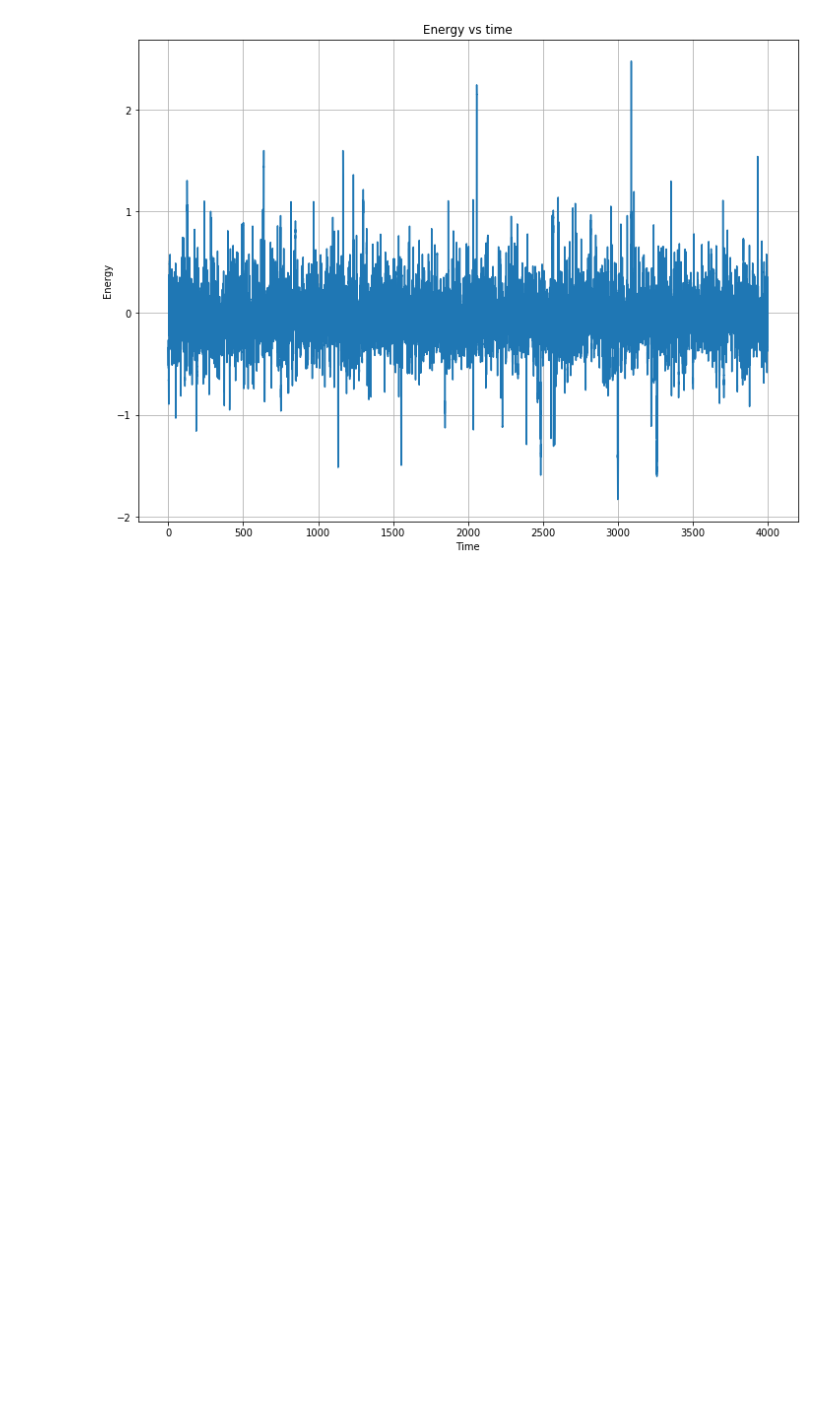
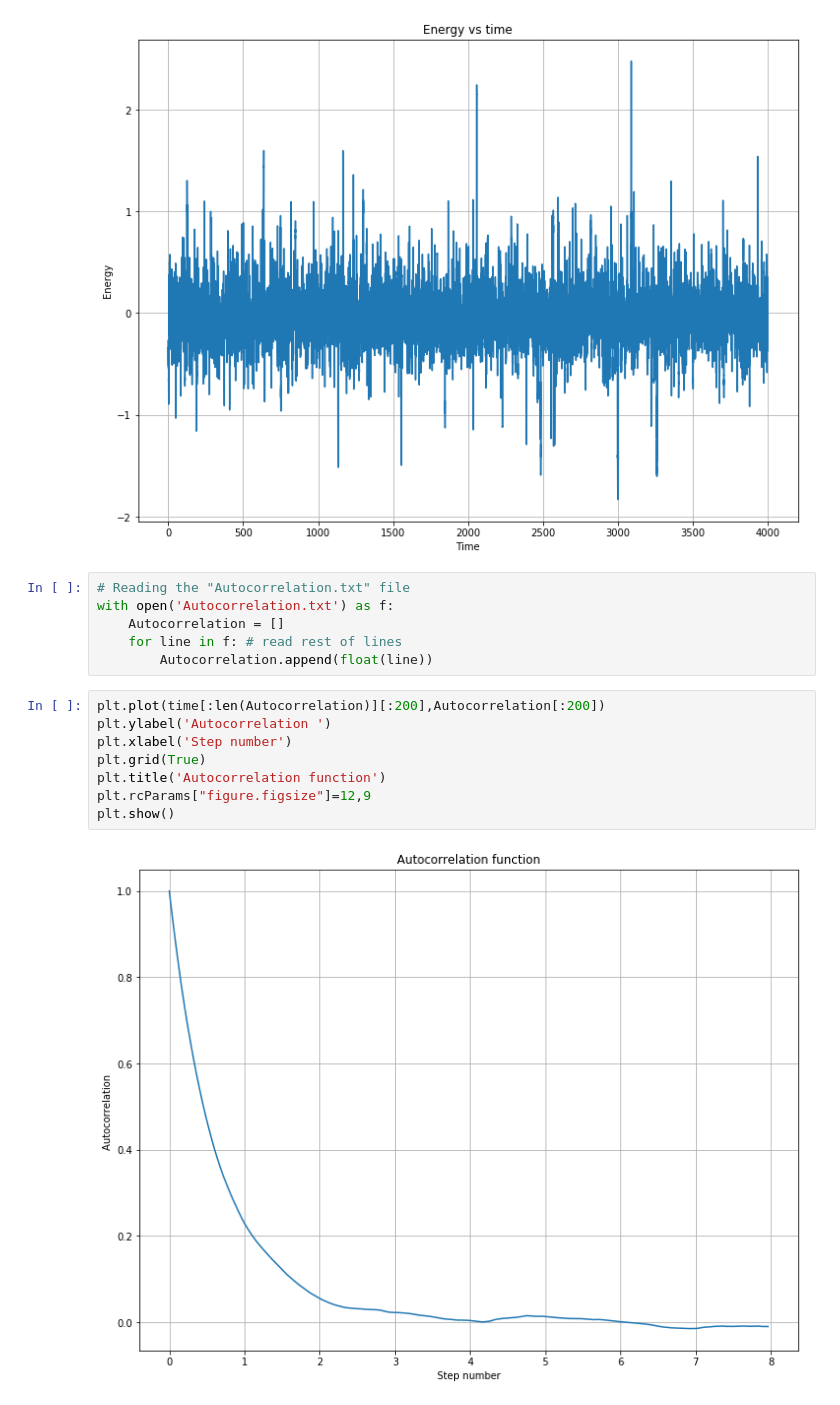
Before and after one commit to BoschSamuel/Inverse-statistical-methods-and-pseudolikelihood-approximation, a Jupyter notebook: Results.ipynb, the cells around one changed output. Saved outputs shown, nothing was run; the diff lists cells and outputs as text; blank space fills up the shorter version.

Commit message:
Autocorrelation function is now written to a file and plotted in the jupyter notebook

```diff
--- a/Results.ipynb
+++ b/Results.ipynb
@@ -24,3 +24,19 @@ plt.rcParams["figure.figsize"]=12,9
 plt.show()
 # %% [output]
 [figure]
+# %%
+# Reading the "Autocorrelation.txt" file
+with open('Autocorrelation.txt') as f:
+    Autocorrelation = []
+    for line in f: # read rest of lines
+        Autocorrelation.append(float(line))
+# %%
+plt.plot(time[:len(Autocorrelation)][:200],Autocorrelation[:200])
+plt.ylabel('Autocorrelation ')
+plt.xlabel('Step number')
+plt.grid(True)
+plt.title('Autocorrelation function')
+plt.rcParams["figure.figsize"]=12,9
+plt.show()
+# %% [output]
+[figure, added]
```
Also changed, not shown: 3 other files.
